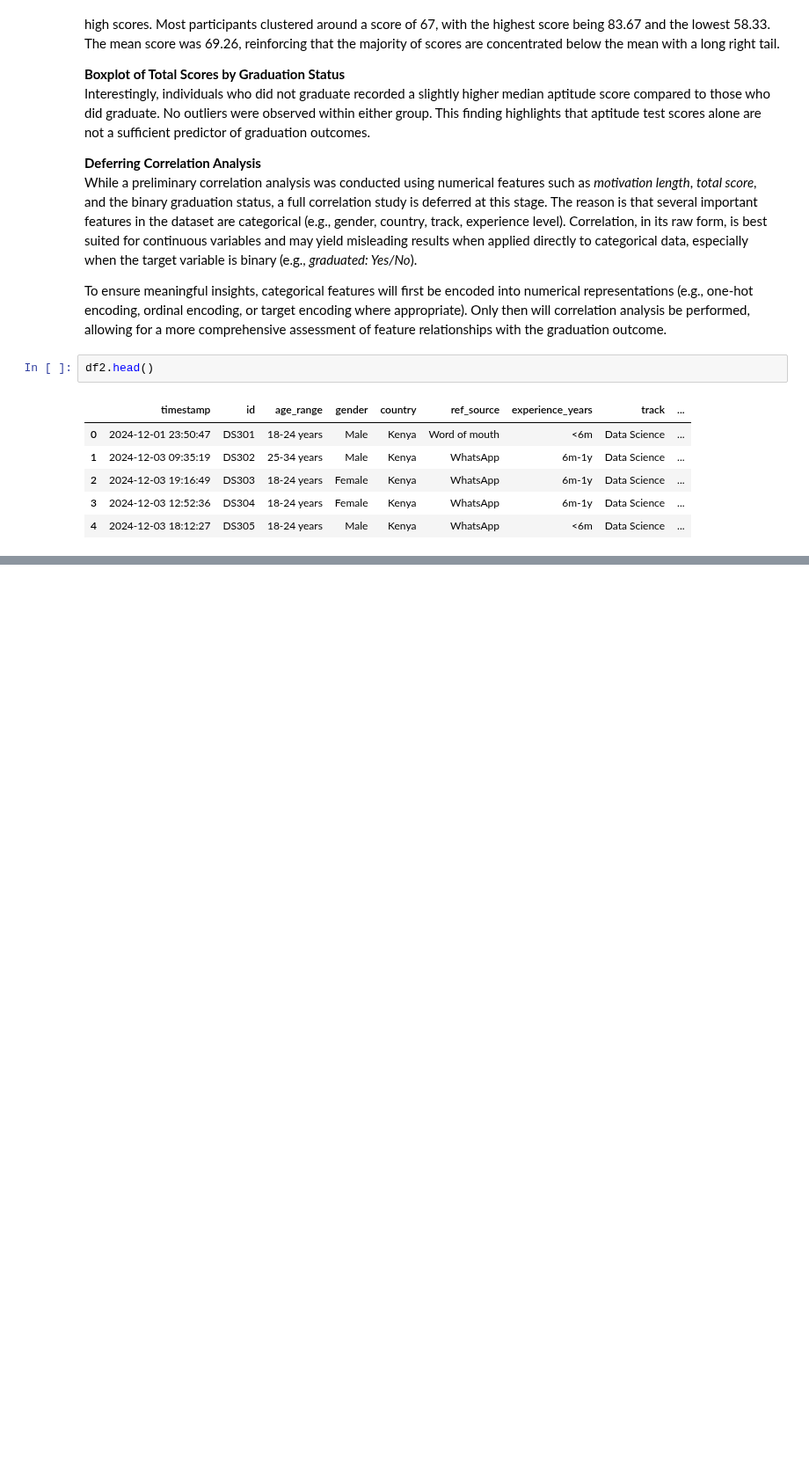
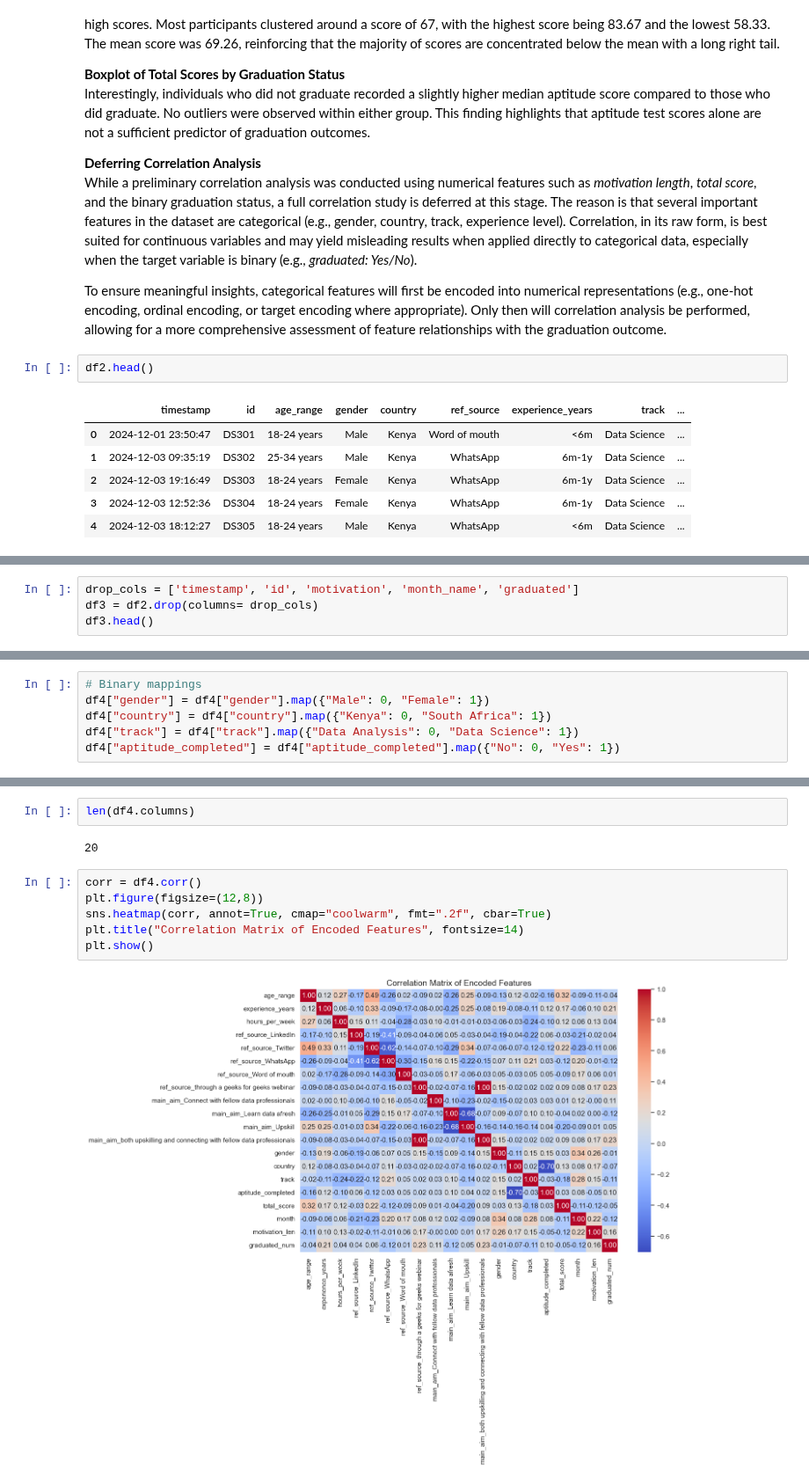
Before and after one commit to J-Kimani/DS, a Jupyter notebook: Projects/Data Proficiency Project/Data Proficiency Project.ipynb, the cells around one changed output, grey strips where cells are left out. Shown at 88% size. Cells and saved outputs as stored; diff of their text form; blank space fills up the shorter version.

```diff
--- a/Projects/Data Proficiency Project/Data Proficiency Project.ipynb
+++ b/Projects/Data Proficiency Project/Data Proficiency Project.ipynb
@@ -1113,0 +1149,4 @@ df2.head()
+# %%
+drop_cols = ['timestamp', 'id', 'motivation', 'month_name', 'graduated']
+df3 = df2.drop(columns= drop_cols)
+df3.head()
@@ -1113,0 +1303,6 @@ df2.head()
+# %%
+# Binary mappings
+df4["gender"] = df4["gender"].map({"Male": 0, "Female": 1})
+df4["country"] = df4["country"].map({"Kenya": 0, "South Africa": 1})
+df4["track"] = df4["track"].map({"Data Analysis": 0, "Data Science": 1})
+df4["aptitude_completed"] = df4["aptitude_completed"].map({"No": 0, "Yes": 1})
@@ -1113,0 +1318,12 @@ df2.head()
+# %%
+len(df4.columns)
+# %% [output]
+20
+# %%
+corr = df4.corr()
+plt.figure(figsize=(12,8))
+sns.heatmap(corr, annot=True, cmap="coolwarm", fmt=".2f", cbar=True)
+plt.title("Correlation Matrix of Encoded Features", fontsize=14)
+plt.show()
+# %% [output]
+[figure, added]
```
Also changed, not shown: parts of 12 cells of this notebook, 2 other files.
